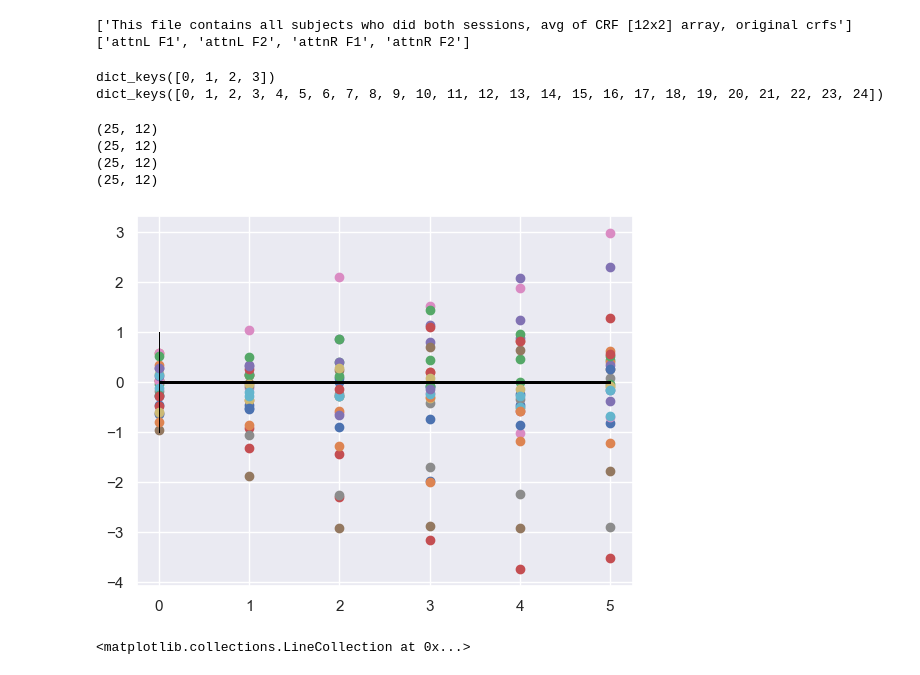
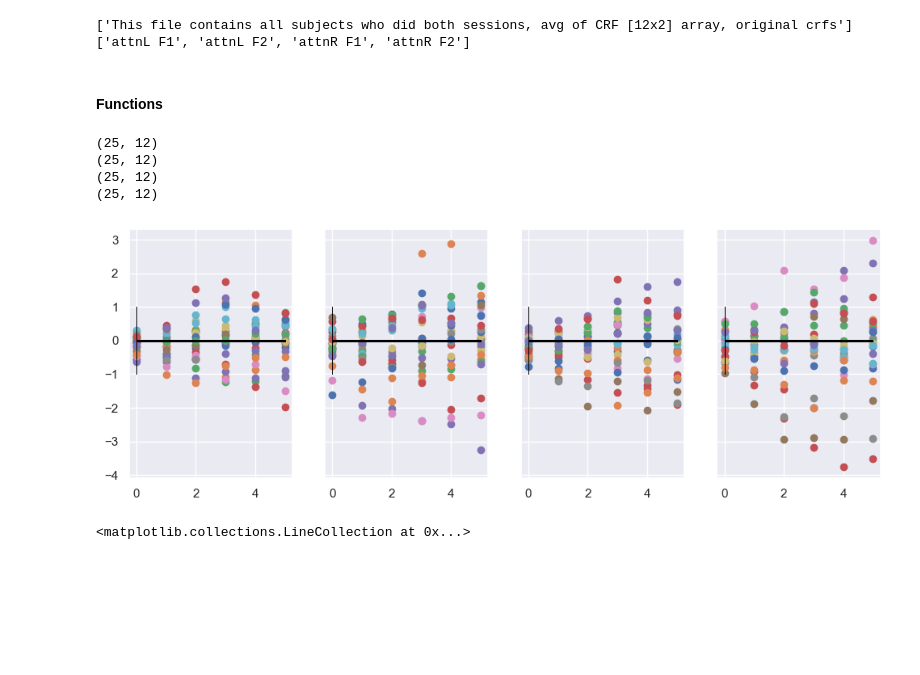
Before and after one commit to PatriciaNL/LTP_analysis, a Jupyter notebook: PythonScripts/GetAllSubjCRFDiff.ipynb, the cells around one changed output. Saved outputs shown, nothing was run; the diff lists cells and outputs as text; code cells hidden in the pictures; blank space fills up the shorter version.

```diff
--- a/PythonScripts/GetAllSubjCRFDiff.ipynb
+++ b/PythonScripts/GetAllSubjCRFDiff.ipynb
@@ -57,15 +57,15 @@ print(data_labels) # labels for nr plots
 # %% [output]
 ['This file contains all subjects who did both sessions, avg of CRF [12x2] array, original crfs']
 ['attnL F1', 'attnL F2', 'attnR F1', 'attnR F2']
-# %%
-print(data.keys())
-print(data[0].keys())
-# %% [output]
-dict_keys([0, 1, 2, 3])
-dict_keys([0, 1, 2, 3, 4, 5, 6, 7, 8, 9, 10, 11, 12, 13, 14, 15, 16, 17, 18, 19, 20, 21, 22, 23, 24])
+# %% [markdown]
+#### Functions
 # %%
 #sns.set_theme()
 def GetDiffs(NumSubs, dictIn):
+    """
+    Get All post - pre amplitude differnces cross conditions and contrasts
+    dictIn = key of dict data
+    """
     aOut = np.zeros((NumSubs,NumBins*2)) # 55 x 12
     for su in range(NumSubs):
         aIn = dictIn[su]
@@ -83,14 +83,16 @@ for co in range(NumConds):
 (25, 12)
 (25, 12)
 # %%
-diff_ax = np.arange(0,NumBins)
-for su in range(NumSubs):
-    plt.scatter(diff_ax,AllDiffs[0][su,:6])
-    plt.hlines(0, xmin = 0, xmax = 5, color = 'black',linewidth = 1)
-    plt.vlines(0, ymin = -1, ymax = 1, color = 'black',linewidth = 1/2)
-plt.show()
+fig,axs = plt.subplots(1,NumConds,figsize = (12,4), sharey = True)
+
+for co in range(NumConds):
+    for su in range(NumSubs):
+        axs[co].scatter(diff_ax,AllDiffs[co][su,:6])
+        axs[co].hlines(0, xmin = 0, xmax = 5, color = 'black',linewidth = 1)
+        axs[co].vlines(0, ymin = -1, ymax = 1, color = 'black',linewidth = 1/2)
+    #plt.show()
 # %% [output]
-[figure, old version]
+[figure, new version]
 # %%
 fig,axs = plt.subplots(1,2, figsize=(6,3), sharey = True)
 
```
